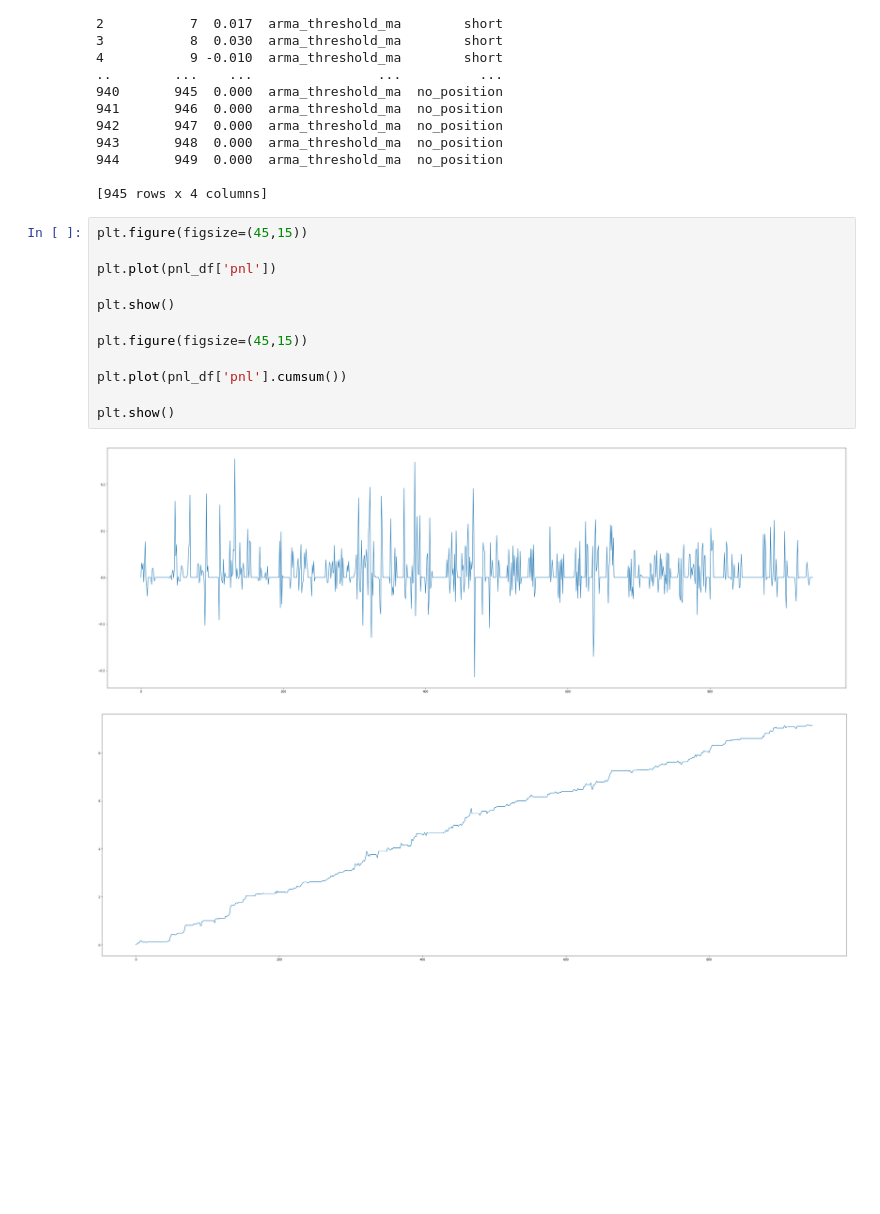
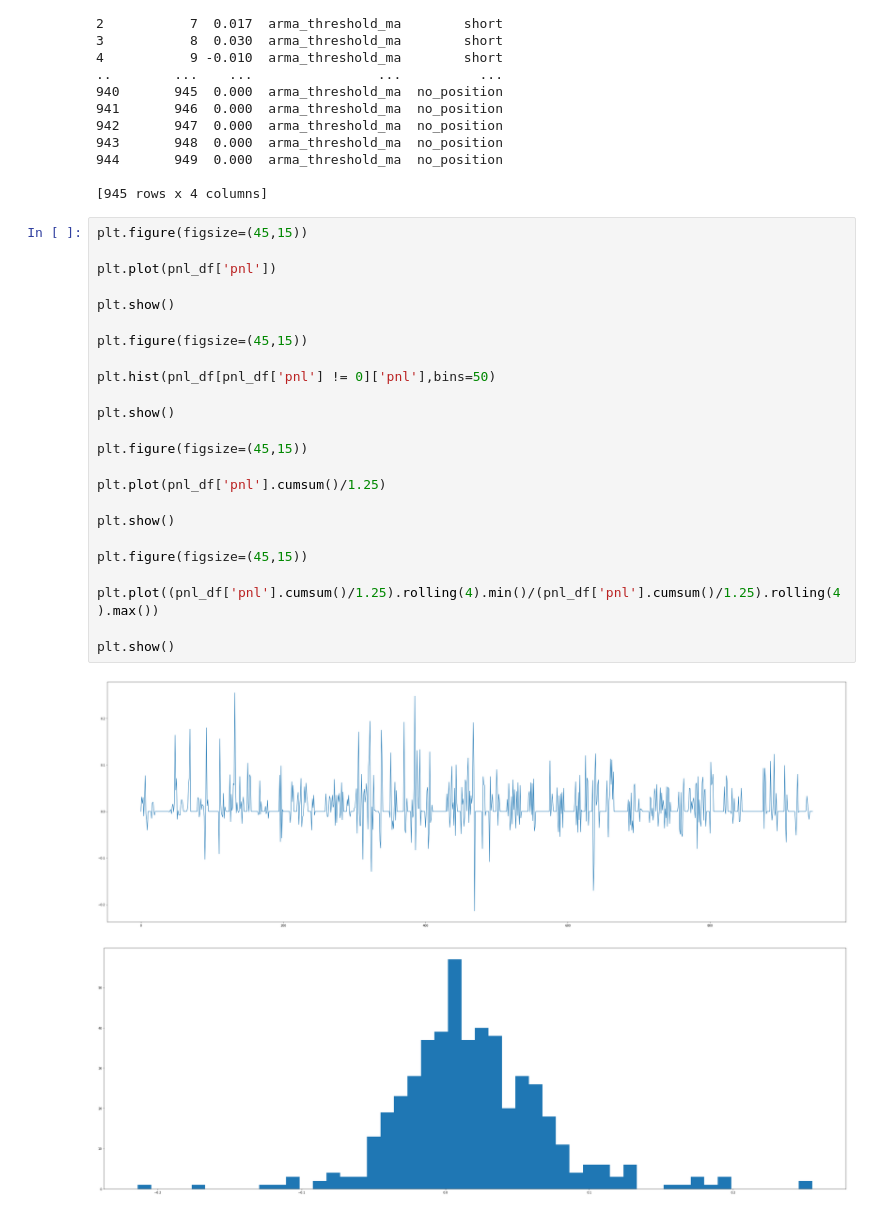
Before and after one commit to jamsyd/jamsydLibrary, a Jupyter notebook: approved_projects/seasonal_arma/documents/seasonalclass.ipynb, the cells around one changed output. Saved outputs shown, nothing was run; the diff lists cells and outputs as text; blank space fills up the shorter version.

```diff
--- a/approved_projects/seasonal_arma/seasonalclass.ipynb
+++ b/approved_projects/seasonal_arma/documents/seasonalclass.ipynb
@@ -333,15 +317,27 @@ print(pnl_df)
 # %%
 plt.figure(figsize=(45,15))
 
 plt.plot(pnl_df['pnl'])
 
 plt.show()
 
 plt.figure(figsize=(45,15))
 
-plt.plot(pnl_df['pnl'].cumsum())
+plt.hist(pnl_df[pnl_df['pnl'] != 0]['pnl'],bins=50)
 
 plt.show()
+
+plt.figure(figsize=(45,15))
+
+plt.plot(pnl_df['pnl'].cumsum()/1.25)
+
+plt.show()
+
+plt.figure(figsize=(45,15))
+
+plt.plot((pnl_df['pnl'].cumsum()/1.25).rolling(4).min()/(pnl_df['pnl'].cumsum()/1.25).rolling(4).max())
+
+plt.show()
 # %% [output]
 [figure]
-[figure, old version]
+[figure, new version]
```
Also changed, not shown: parts of 10 cells of this notebook, 34 other files.
